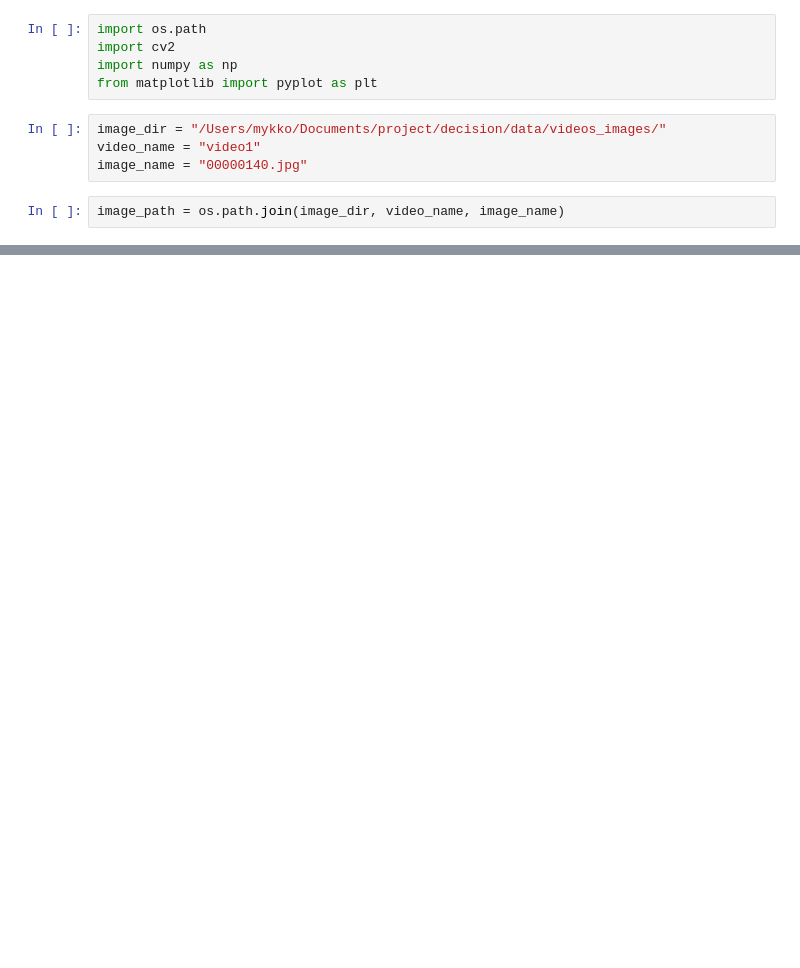
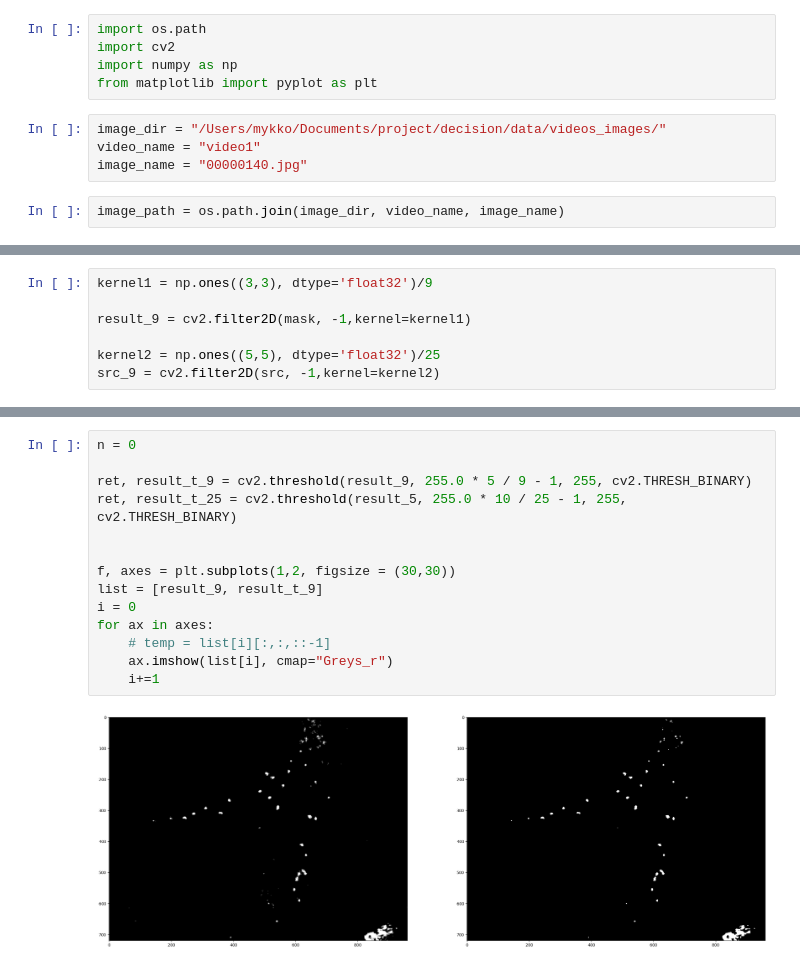
Before and after one commit to Mykko/Yolov5_StrongSORT_OSNet, a Jupyter notebook: test.ipynb, the cells around one changed output, grey strips where cells are left out. Cells and saved outputs as stored; diff of their text form; blank space fills up the shorter version.

```diff
--- a/test.ipynb
+++ b/test.ipynb
@@ -18,0 +50,7 @@ array([208, 217, 137], dtype=uint8)
+# %%
+kernel1 = np.ones((3,3), dtype='float32')/9
+
+result_9 = cv2.filter2D(mask, -1,kernel=kernel1)
+
+kernel2 = np.ones((5,5), dtype='float32')/25
+src_9 = cv2.filter2D(src, -1,kernel=kernel2)
@@ -18,0 +65,16 @@ array([208, 217, 137], dtype=uint8)
+# %%
+n = 0
+
+ret, result_t_9 = cv2.threshold(result_9, 255.0 * 5 / 9 - 1, 255, cv2.THRESH_BINARY)
+ret, result_t_25 = cv2.threshold(result_5, 255.0 * 10 / 25 - 1, 255, cv2.THRESH_BINARY)
+
+
+f, axes = plt.subplots(1,2, figsize = (30,30))
+list = [result_9, result_t_9]
+i = 0
+for ax in axes:
+    # temp = list[i][:,:,::-1]
+    ax.imshow(list[i], cmap="Greys_r")
+    i+=1
+# %% [output]
+[figure, added]
```
Also changed, not shown: parts of 17 cells of this notebook, 1 other file.
